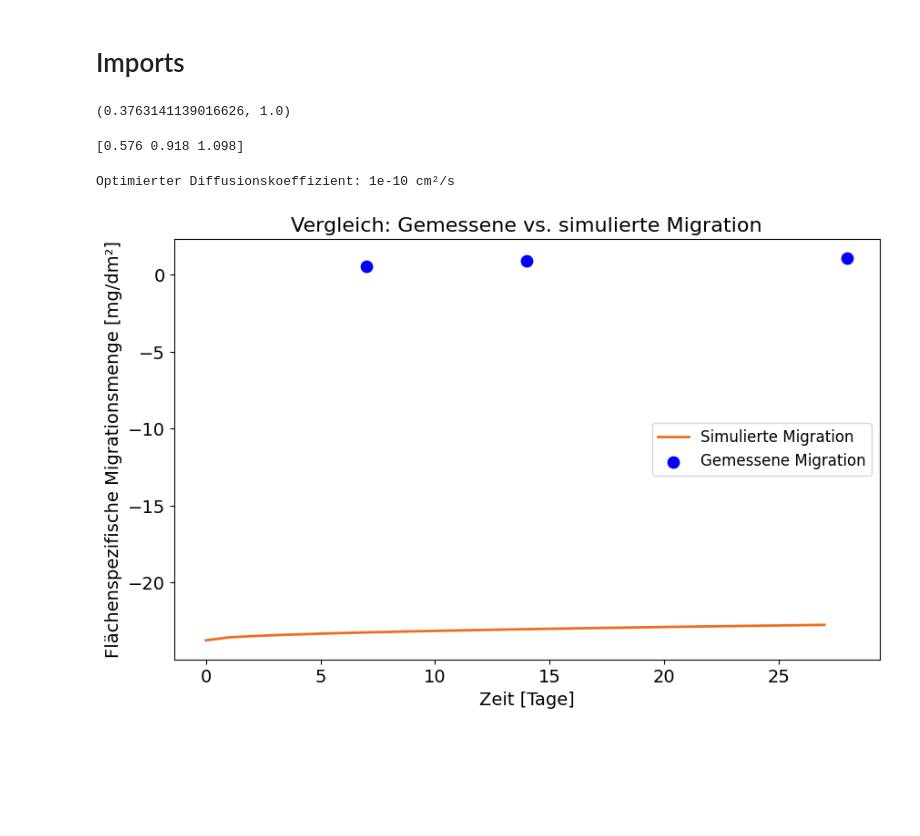
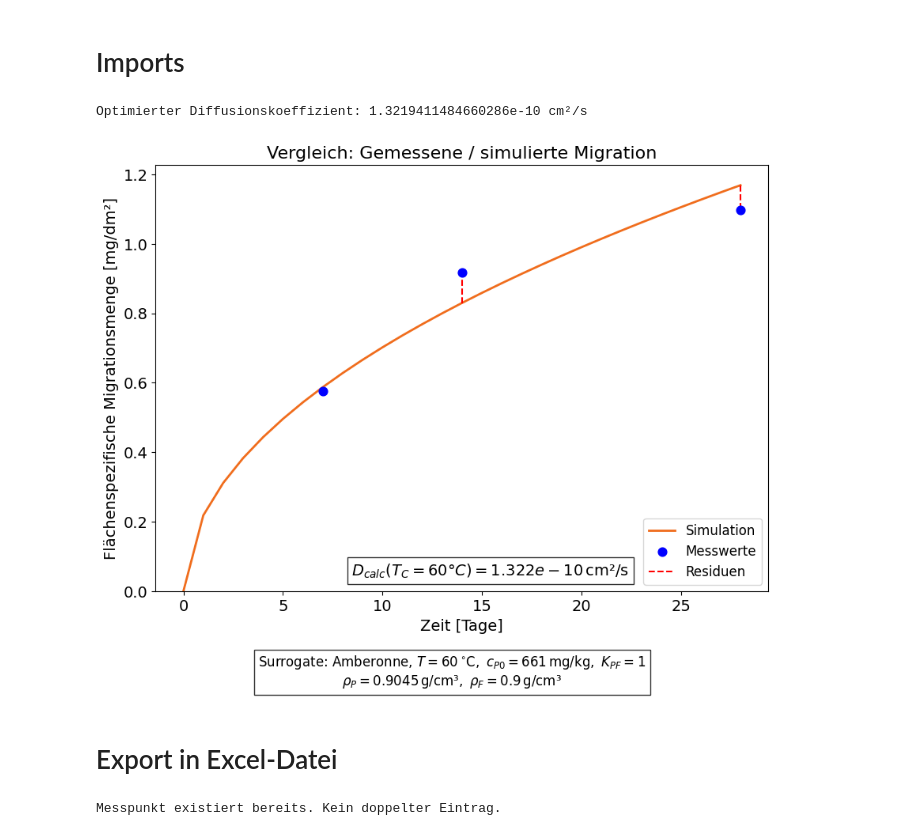
Before and after one commit to tommysgithub23/fdm-migration-calc, a Jupyter notebook: sl-model/sl_model_curve-fitting.ipynb, the cells around one changed output. Saved outputs shown, nothing was run; the diff lists cells and outputs as text; code cells hidden in the pictures; blank space fills up the shorter version.

Commit message:
curve-fitting und Excel

```diff
--- a/sl-model/sl_model_curve-fitting.ipynb
+++ b/sl-model/sl_model_curve-fitting.ipynb
@@ -116,18 +148,0 @@ D_P_var = 1e-8      # Exemplarischer Diffusionskoeffizient in [cm^2/s]
-# %%
-# Umrechnung von Einheiten
-m_F = V_F * F_density * 1e-3  # Masse der Kontaktphase in [kg]
-
-d_P,d_F
-# %% [output]
-(0.3763141139016626, 1.0)
-# %%
-
-# Definieren Sie den Suchbereich in logarithmischem Maßstab:
-D_P_candidates = np.logspace(-15, -10, num=100)  # 100 Kandidatenwerte
-
-measurement_days = np.array([7, 14, 28])    # Zeitpunkte der Messungen aus Migrationsversuchen in Tagen
-measured_values = (np.array([6.4, 10.2, 12.2]) / A_PF) * m_F # Messwerte der Konzentration (Amberon 60°C) in Kontaktphase in [mg/dm^2]
-
-print(measured_values)
-# %% [output]
-[0.576 0.918 1.098]
@@ -134,38 +189,70 @@ print(measured_values)
 # %%
-
-
 errors = []
 for D_P_candidate in D_P_candidates:
     err = error_function(D_P_candidate, c_P0, P_density, K_PF, t_max, V_P, V_F, d_P, d_F, A_PF, dt, measured_values, measurement_days)
     errors.append(err)
 
 errors = np.array(errors)
+min_error = np.min(errors)
 optimal_index = np.argmin(errors)
 optimal_D_P = D_P_candidates[optimal_index]
 print("Optimierter Diffusionskoeffizient:", optimal_D_P, "cm²/s")
 # %% [output]
-Optimierter Diffusionskoeffizient: 1e-10 cm²/s
+Optimierter Diffusionskoeffizient: 1.3219411484660286e-10 cm²/s
 # %%
 # Simulation mit dem optimierten Diffusionskoeffizienten
-optimal_simulation = migrationsmodell_piringer_for_curve_fitting(c_P0, P_density, K_PF, t_max, V_P, V_F, d_P, d_F, A_PF, dt, 1e-10)
+optimal_simulation = migrationsmodell_piringer_for_curve_fitting(c_P0, P_density, K_PF, t_max, V_P, V_F, d_P, d_F, A_PF, dt, optimal_D_P)
 
 # Zeitachse in Tagen (da dt = 1 Tag in Sekunden)
-time_days_full = np.arange(0, t_max / 86400, 1)  # 0, 1, 2, ..., 27
+time_days_full = np.arange(0, t_max / 86400 + 1, 1)  # 0, 1, 2, ..., 28 (+1, da stop excluded)
 
 # Plot der gesamten berechneten Kurve
-plt.figure(figsize=(10, 6))
-plt.plot(time_days_full, optimal_simulation, label='Simulierte Migration', linewidth=2, color='#F06D1D')
+plt.figure(figsize=(10, 7))
+plt.plot(time_days_full, optimal_simulation, label=f'Simulation', linewidth=2, color='#F06D1D')
 
-# # Overlay der Messwerte
-plt.scatter(measurement_days, measured_values, label='Gemessene Migration', color='blue', s=80, zorder=5)
+# Overlay der Messwerte
+plt.scatter(measurement_days, measured_values, label='Messwerte', color='blue', s=60, zorder=5)
+
+# Berechnung der Residuen
+indices = [np.argmin(np.abs(time_days_full - day)) for day in measurement_days]
+simulated_at_measurement = optimal_simulation[indices]  # Simulierte Werte an den Messpunkten
+residuals = measured_values - simulated_at_measurement  # Residuen
+
+# Residuen als vertikale Linien anzeigen
+for x, y_meas, y_sim in zip(measurement_days, measured_values, simulated_at_measurement):
+    plt.vlines(x, y_sim, y_meas, color='red', linestyle='dashed', linewidth=1.5)
 
 # Achsenbeschriftungen und Titel
+plt.plot([], [], color='red', linestyle='dashed', linewidth=1.5, label="Residuen")  # Dummy für Residuen
+plt.text(0.32, 0.037, rf"$D_{{calc}}(T_{{C}}={measurement_point["temperature_C"]}°C) = {optimal_D_P:.3e} \,\text{{cm²/s}}$", transform=plt.gca().transAxes, fontsize=14, bbox=dict(facecolor='white', alpha=0.8))
 plt.xlabel('Zeit [Tage]', fontsize=14)
 plt.ylabel('Flächenspezifische Migrationsmenge [mg/dm²]', fontsize=14)
-plt.legend(fontsize=12)
+plt.ylim(0)
+plt.legend(fontsize=12, loc="lower right")
 plt.xticks(fontsize=14)
 plt.yticks(fontsize=14)
-plt.title("Vergleich: Gemessene vs. simulierte Migration", fontsize=16)
+plt.title("Vergleich: Gemessene / simulierte Migration", fontsize=16)
+
+boundary_conditions = (
+    rf"$\text{{Surrogate}}$: {measurement_point['surrogate']}, "
+    rf"$T = {measurement_point['temperature_C']}\,^{{\circ}}\text{{C}},$ "
+    rf"$c_{{P0}} = {c_P0}\,\text{{mg/kg}},$ "
+    rf"$K_{{PF}} = {K_PF}$"
+    "\n"
+    rf"$\rho_P = {P_density}\,\text{{g/cm³}},$ "
+    rf"$\rho_F = {F_density}\,\text{{g/cm³}}$"
+)
+
+plt.figtext(0.5, -0.06, boundary_conditions, ha="center", fontsize=12, bbox=dict(facecolor="white", alpha=0.8))
+
+# Plot anzeigen
 plt.show()
 # %% [output]
-[figure, old version]
+[figure, new version]
+# %% [markdown]
+# Export in Excel-Datei
+# %%
+# Ergebnisse speichern
+save_results_to_excel(measurement_point, optimal_D_P, excel_path)
+# %% [output]
+Messpunkt existiert bereits. Kein doppelter Eintrag.
```
Also changed, not shown: parts of 3 cells of this notebook, 2 other files.
